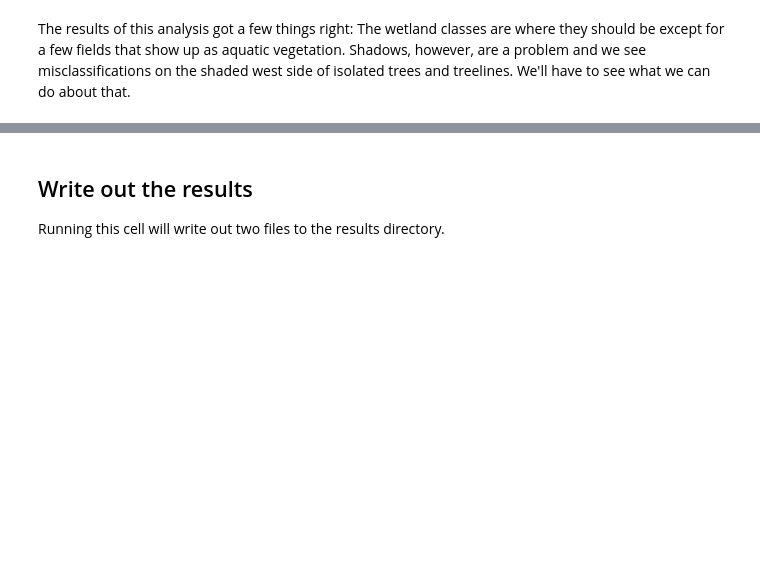
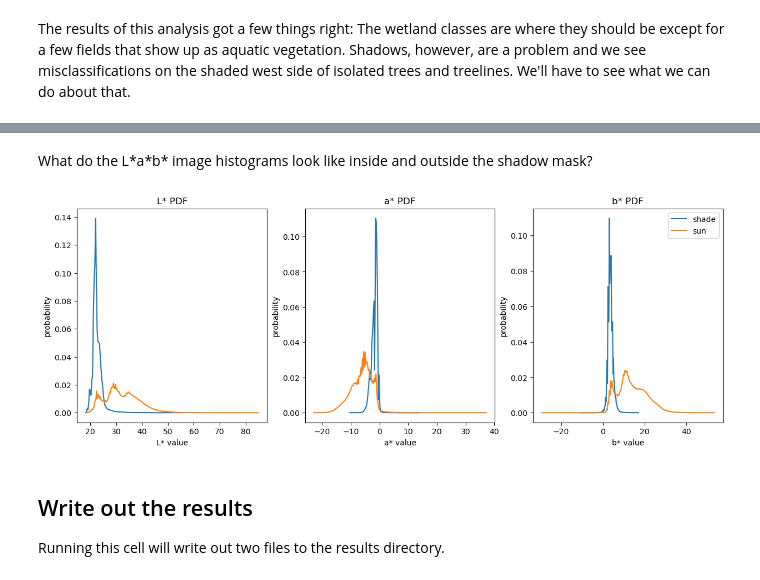
Before and after one commit to mrahnis/nb-vegetation, a Jupyter notebook: Veggie-Forest.ipynb, the cells around one changed output, grey strips where cells are left out. Drawn from its saved outputs; the diff is of its cells as text; code cells hidden in the pictures; blank space fills up the shorter version.

```diff
--- a/Veggie-Forest.ipynb
+++ b/Veggie-Forest.ipynb
@@ -141,3 +165,46 @@ The results of this analysis got a few things right: The wetland classes are whe
+# %% [markdown]
+What do the L\*a\*b\* image histograms look like inside and outside the shadow mask?
+# %%
+from scipy import stats
+
+
+#band_mask = np.repeat(mask[np.newaxis, :, :], 3, axis=0)
+# print(band_mask.shape)
+
+fig, (ax0, ax1, ax2) = plt.subplots(ncols=3, figsize=(15, 5))
+
+# shade nbins is smaller because few pixels and many bins yields unrealistic zero bins
+L_light_hist, L_light_centers = histogram(lab[0][~shade], nbins=256)
+L_shade_hist, L_shade_centers = histogram(lab[0][shade], nbins=128)
+
+ax0.plot(L_shade_centers, L_shade_hist/np.sum(L_shade_hist), label='shade')
+ax0.plot(L_light_centers, L_light_hist/np.sum(L_light_hist), label='sun')
+ax0.set_title("L* PDF")
+ax0.set_xlabel('L* value')
+ax0.set_ylabel('probability')
+
+a_light_hist, a_light_centers = histogram(lab[1][~shade], nbins=256)
+a_shade_hist, a_shade_centers = histogram(lab[1][shade], nbins=128)
+
+ax1.plot(a_shade_centers, a_shade_hist/np.sum(a_shade_hist), label='shade')
+ax1.plot(a_light_centers, a_light_hist/np.sum(a_light_hist), label='sun')
+ax1.set_title("a* PDF")
+ax1.set_xlabel('a* value')
+ax1.set_ylabel('probability')
+
+b_light_hist, b_light_centers = histogram(lab[2][~shade], nbins=256)
+b_shade_hist, b_shade_centers = histogram(lab[2][shade], nbins=128)
+
+ax2.plot(b_shade_centers, b_shade_hist/np.sum(b_shade_hist), label='shade')
+ax2.plot(b_light_centers, b_light_hist/np.sum(b_light_hist), label='sun')
+ax2.set_title("b* PDF")
+ax2.set_xlabel('b* value')
+ax2.set_ylabel('probability')
+
+plt.legend()
+plt.show()
+# %% [output]
+[figure, added]
 # %% [markdown]
 ## Write out the results
 
```
Also changed, not shown: parts of 6 cells of this notebook.
